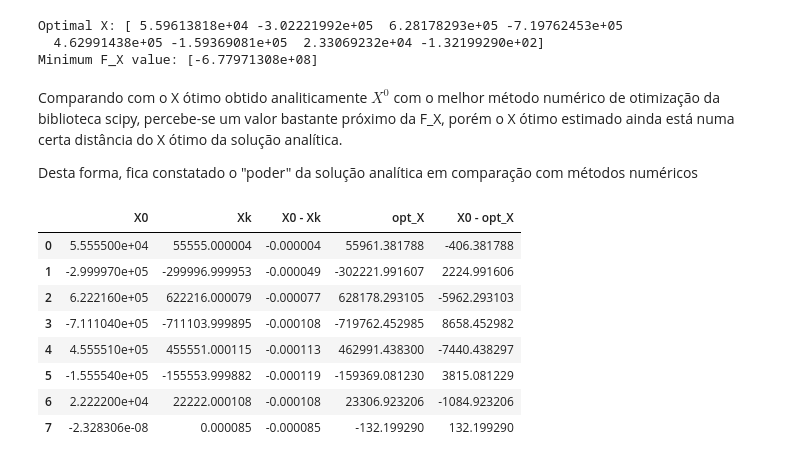
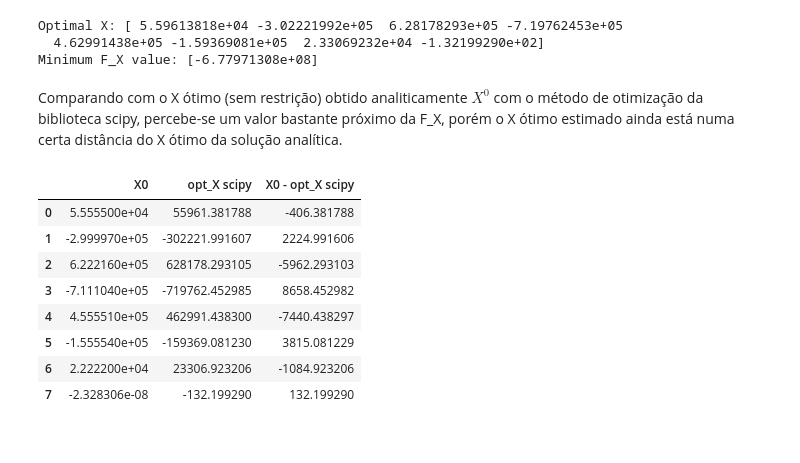
Before and after one commit to davibelo/EQE703_trabalho_1, a Jupyter notebook: res_questao_1.ipynb, the cells around one changed output. Cells and saved outputs as stored; diff of their text form; code cells hidden in the pictures.

```diff
--- a/res_questao_1.ipynb
+++ b/res_questao_1.ipynb
@@ -1348,30 +1558,39 @@ initial_guess = np.zeros((8, 1)).flatten()
 result = scipy.optimize.minimize(F_X, initial_guess, method='SLSQP')
 
 # Extract the optimal alpha and beta
-opt_X = result.x
+opt_X2 = result.x
 
 # Print the results
-print(f"Optimal X: {opt_X}")
-print(f"Minimum F_X value: {F_X(opt_X)}")
+print(f"Optimal X: {opt_X2}")
+print(f"Minimum F_X value: {F_X(opt_X2)}")
 # %% [output]
 Optimal X: [ 5.59613818e+04 -3.02221992e+05  6.28178293e+05 -7.19762453e+05
   4.62991438e+05 -1.59369081e+05  2.33069232e+04 -1.32199290e+02]
 Minimum F_X value: [-6.77971308e+08]
 # %% [markdown]
-Comparando com o X ótimo obtido analiticamente $X^0$ com o melhor método numérico de otimização da biblioteca scipy, percebe-se um valor bastante próximo da F_X, porém o X ótimo estimado ainda está numa certa distância do X ótimo da solução analítica. <br>
-
-Desta forma, fica constatado o "poder" da solução analítica em comparação com métodos numéricos
+Comparando com o X ótimo (sem restrição) obtido analiticamente $X^0$ com o  método de otimização da biblioteca scipy, percebe-se um valor bastante próximo da F_X, porém o X ótimo estimado ainda está numa certa distância do X ótimo da solução analítica. <br>
-# %%
-df['opt_X'] = opt_X
-df['X0 - opt_X'] = X0_flat - opt_X
-df
-# %% [output]
-|  | X0 | Xk | X0 - Xk | opt_X | X0 - opt_X |
-| 0 | 5.555500e+04 | 55555.000004 | -0.000004 | 55961.381788 | -406.381788 |
-| 1 | -2.999970e+05 | -299996.999953 | -0.000049 | -302221.991607 | 2224.991606 |
-| 2 | 6.222160e+05 | 622216.000079 | -0.000077 | 628178.293105 | -5962.293103 |
-| 3 | -7.111040e+05 | -711103.999895 | -0.000108 | -719762.452985 | 8658.452982 |
-| 4 | 4.555510e+05 | 455551.000115 | -0.000113 | 462991.438300 | -7440.438297 |
-| 5 | -1.555540e+05 | -155553.999882 | -0.000119 | -159369.081230 | 3815.081229 |
-| 6 | 2.222200e+04 | 22222.000108 | -0.000108 | 23306.923206 | -1084.923206 |
-| 7 | -2.328306e-08 | 0.000085 | -0.000085 | -132.199290 | 132.199290 |
+# %%
+# Calculating the difference
+difference = X0_flat - opt_X2
+
+# Creating the DataFrame
+data = {
+    'X0': X0_flat,
+    'opt_X scipy': opt_X2,
+    'X0 - opt_X scipy': difference
+}
+
+df3 = pd.DataFrame(data)
+
+# Display the DataFrame
+df3
+# %% [output]
+|  | X0 | opt_X scipy | X0 - opt_X scipy |
+| 0 | 5.555500e+04 | 55961.381788 | -406.381788 |
+| 1 | -2.999970e+05 | -302221.991607 | 2224.991606 |
+| 2 | 6.222160e+05 | 628178.293105 | -5962.293103 |
+| 3 | -7.111040e+05 | -719762.452985 | 8658.452982 |
+| 4 | 4.555510e+05 | 462991.438300 | -7440.438297 |
+| 5 | -1.555540e+05 | -159369.081230 | 3815.081229 |
+| 6 | 2.222200e+04 | 23306.923206 | -1084.923206 |
+| 7 | -2.328306e-08 | -132.199290 | 132.199290 |
```
Also changed, not shown: parts of 20 cells of this notebook.
